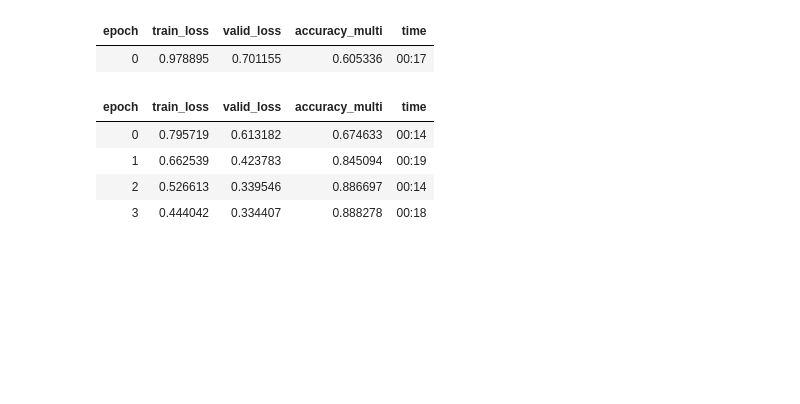
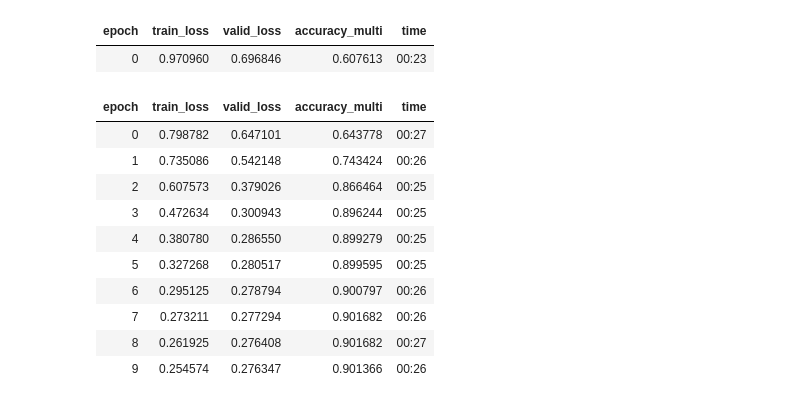
Before and after one commit to henrymooresc/movie_poster_project, a Jupyter notebook: movie_poster_genre.ipynb, the cells around one changed output. Cells and saved outputs as stored; diff of their text form; code cells hidden in the pictures; blank space fills up the shorter version.

```diff
--- a/movie_poster_genre.ipynb
+++ b/movie_poster_genre.ipynb
@@ -86,25 +86,32 @@ def get_y(r): return r['Genre'].split('|')
 dblock = DataBlock(blocks=(ImageBlock, MultiCategoryBlock),
                    get_x=get_x,
                    get_y=get_y,
+                   splitter=RandomSplitter(valid_pct=0.2, seed=42),
                    item_tfms=Resize(224),
                    batch_tfms=aug_transforms())
 # %%
 # Create DataLoaders using the DataBlock and the validated sample DataFrame
 dls = dblock.dataloaders(valid_sample_df)
 
 # Create the CNN model and train it
 learn = vision_learner(dls, resnet50, metrics=partial(accuracy_multi, thresh=0.5))
 
 # Fit the model
-learn.fine_tune(4)
+learn.fine_tune(10)
 # %% [output]
 | epoch | train_loss | valid_loss | accuracy_multi | time |
-| 0 | 0.978895 | 0.701155 | 0.605336 | 00:17 |
+| 0 | 0.970960 | 0.696846 | 0.607613 | 00:23 |
 | epoch | train_loss | valid_loss | accuracy_multi | time |
-| 0 | 0.795719 | 0.613182 | 0.674633 | 00:14 |
-| 1 | 0.662539 | 0.423783 | 0.845094 | 00:19 |
-| 2 | 0.526613 | 0.339546 | 0.886697 | 00:14 |
-| 3 | 0.444042 | 0.334407 | 0.888278 | 00:18 |
+| 0 | 0.798782 | 0.647101 | 0.643778 | 00:27 |
+| 1 | 0.735086 | 0.542148 | 0.743424 | 00:26 |
+| 2 | 0.607573 | 0.379026 | 0.866464 | 00:25 |
+| 3 | 0.472634 | 0.300943 | 0.896244 | 00:25 |
+| 4 | 0.380780 | 0.286550 | 0.899279 | 00:25 |
+| 5 | 0.327268 | 0.280517 | 0.899595 | 00:25 |
+| 6 | 0.295125 | 0.278794 | 0.900797 | 00:26 |
+| 7 | 0.273211 | 0.277294 | 0.901682 | 00:26 |
+| 8 | 0.261925 | 0.276408 | 0.901682 | 00:27 |
+| 9 | 0.254574 | 0.276347 | 0.901366 | 00:26 |
 # %%
 # Manual Testing
 
```
Also changed, not shown: parts of 3 cells of this notebook.
